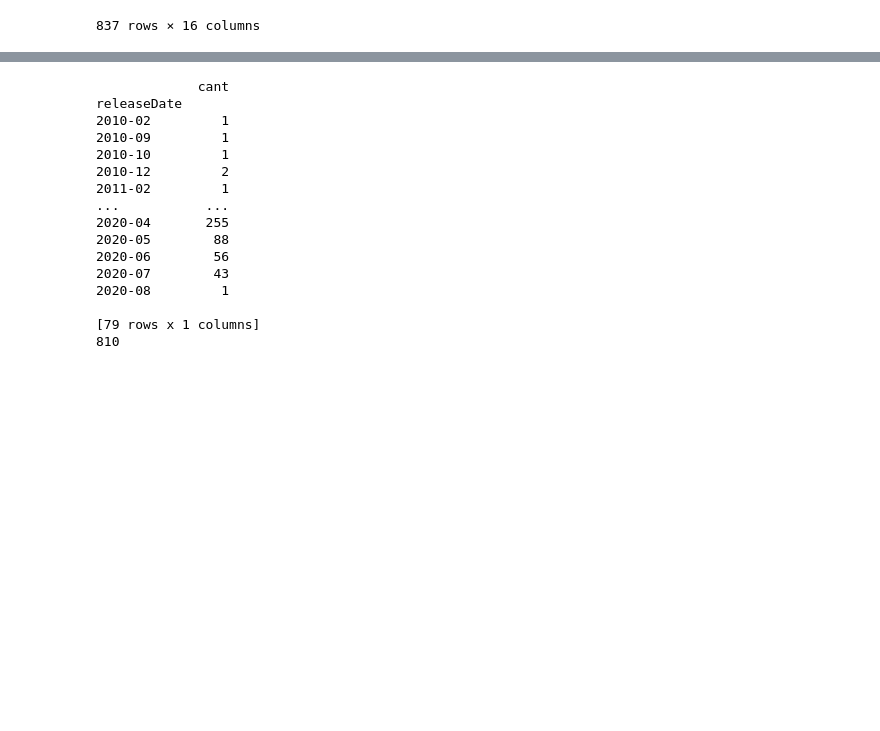
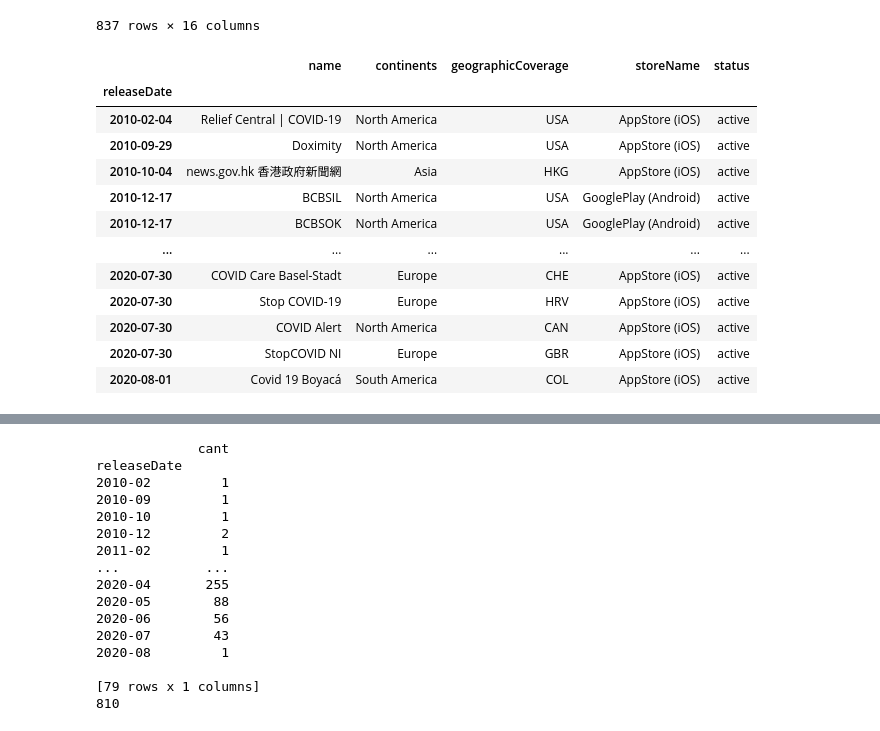
Before and after one commit to da8ah/UTPL-MobileAppDataVisualizer, a Jupyter notebook: main.ipynb, the cells around one changed output, grey strips where cells are left out. Drawn from its saved outputs; the diff is of its cells as text; code cells hidden in the pictures; blank space fills up the shorter version.

```diff
--- a/main.ipynb
+++ b/main.ipynb
@@ -26,24 +26,34 @@ df
 # %%
 def format_indexes(df):
 
-     # Drop NaN indexes
-    df_not_indexNaN = pd.DataFrame({
-        'releaseDate':df[df.index.isin(df.index.dropna())].index,
-        'name':df['name'][df.index.isin(df.index.dropna())].values,
-        'continents':df['continents'][df.index.isin(df.index.dropna())].values,
-        'geographicCoverage':df['geographicCoverage'][df.index.isin(df.index.dropna())].values
-    }).set_index('releaseDate')
+    # Drop NaT indexes
+    df_not_indexNa = df[df.index.isin(df.index.dropna())]
 
     # Format index with uniform datetime format
-    df_formated = pd.DataFrame({
-        'releaseDate':[pd.to_datetime(fecha.strftime('%Y-%m-%d %H:%M:%S')) for fecha in df_not_indexNaN['name'].index],
-        'name':df_not_indexNaN['name'].values,
-        'continents':df['continents'][df.index.isin(df.index.dropna())].values,
-        'geographicCoverage':df['geographicCoverage'][df.index.isin(df.index.dropna())].values
-    }).set_index('releaseDate').sort_index()
+    df_index_formatted = pd.DataFrame({
+        'releaseDate':[pd.to_datetime(fecha.strftime('%Y-%m-%d')) for fecha in df_not_indexNa.index],
+        'name':df_not_indexNa['name'].values,
+        'continents':df_not_indexNa['continents'].values,
+        'geographicCoverage':df_not_indexNa['geographicCoverage'].replace(to_replace='UAE',value='ARE').values,
+        'storeName':df_not_indexNa['storeName'].values,
+        'status':df_not_indexNa['status'].values
+    }).dropna().set_index('releaseDate').sort_index()
 
-    print(df_formated)
-    return df_formated
+    return df_index_formatted
 
-df_formated = format_indexes(df)
+df_index_formatted = format_indexes(df)
+df_index_formatted
 # %% [output]
+|  | name | continents | geographicCoverage | storeName | status |
+| releaseDate |  |  |  |  |  |
+| 2010-02-04 | Relief Central | COVID-19 | North America | USA | AppStore (iOS) | active |
+| 2010-09-29 | Doximity | North America | USA | AppStore (iOS) | active |
+| 2010-10-04 | news.gov.hk 香港政府新聞網 | Asia | HKG | AppStore (iOS) | active |
+| 2010-12-17 | BCBSIL | North America | USA | GooglePlay (Android) | active |
+| 2010-12-17 | BCBSOK | North America | USA | GooglePlay (Android) | active |
+| ... | ... | ... | ... | ... | ... |
+| 2020-07-30 | COVID Care Basel-Stadt | Europe | CHE | AppStore (iOS) | active |
+| 2020-07-30 | Stop COVID-19 | Europe | HRV | AppStore (iOS) | active |
+| 2020-07-30 | COVID Alert | North America | CAN | AppStore (iOS) | active |
+| 2020-07-30 | StopCOVID NI | Europe | GBR | AppStore (iOS) | active |
+| 2020-08-01 | Covid 19 Boyacá | South America | COL | AppStore (iOS) | active |
```
Also changed, not shown: parts of 19 cells of this notebook, 14 other files.
